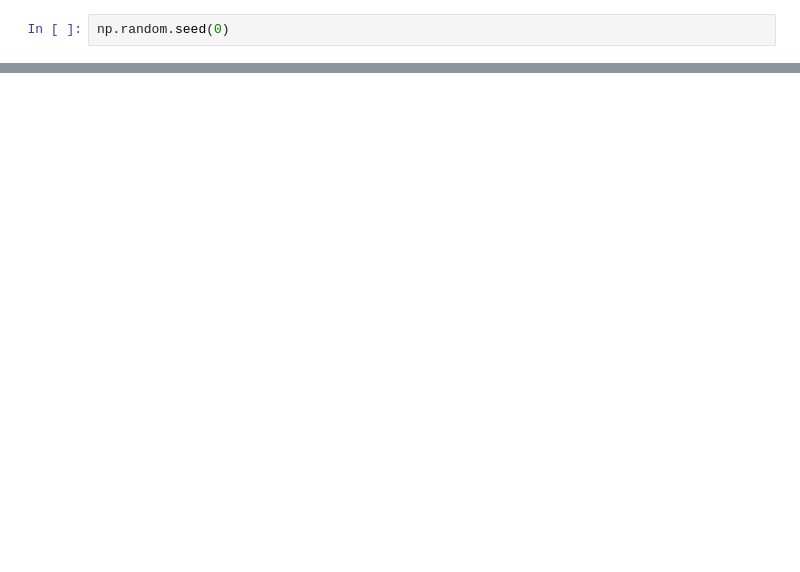
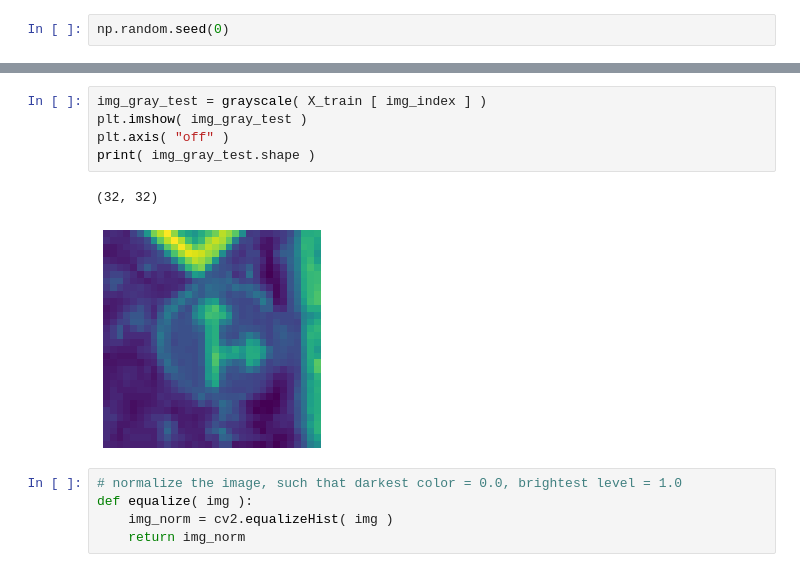
Before and after one commit to grandmasterb80/udemy, a Jupyter notebook: complete_self_driving_car_course-applied_deep_learning/The Complete Self-Driving Car Course - Lesson 12.ipynb, the cells around one changed output, grey strips where cells are left out. Drawn from its saved outputs; the diff is of its cells as text; blank space fills up the shorter version.

```diff
--- a/complete_self_driving_car_course-applied_deep_learning/The Complete Self-Driving Car Course - Lesson 12.ipynb
+++ b/complete_self_driving_car_course-applied_deep_learning/The Complete Self-Driving Car Course - Lesson 12.ipynb
@@ -81,0 +132,13 @@ X_test = X_test/255
+# %%
+img_gray_test = grayscale( X_train [ img_index ] )
+plt.imshow( img_gray_test )
+plt.axis( "off" )
+print( img_gray_test.shape )
+# %% [output]
+(32, 32)
+[figure, added]
+# %%
+# normalize the image, such that darkest color = 0.0, brightest level = 1.0
+def equalize( img ):
+    img_norm = cv2.equalizeHist( img )
+    return img_norm
```
Also changed, not shown: parts of 33 cells of this notebook, 1 other file.
